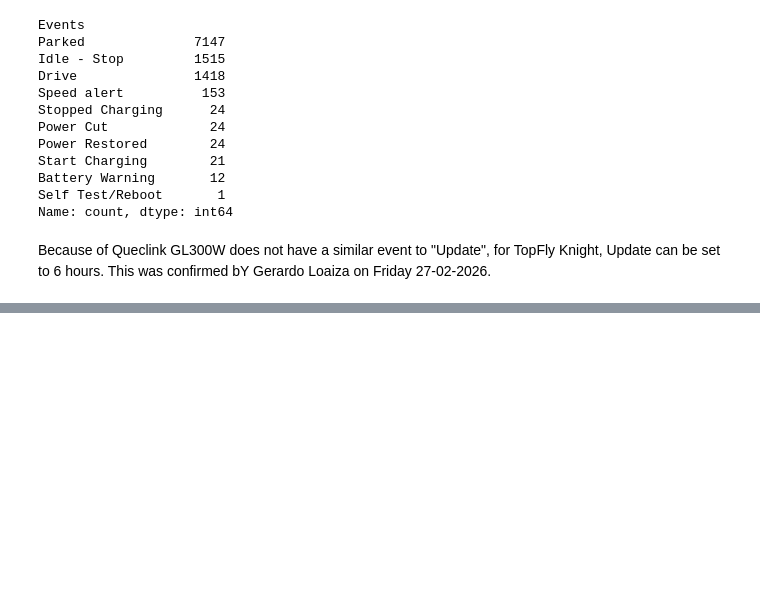
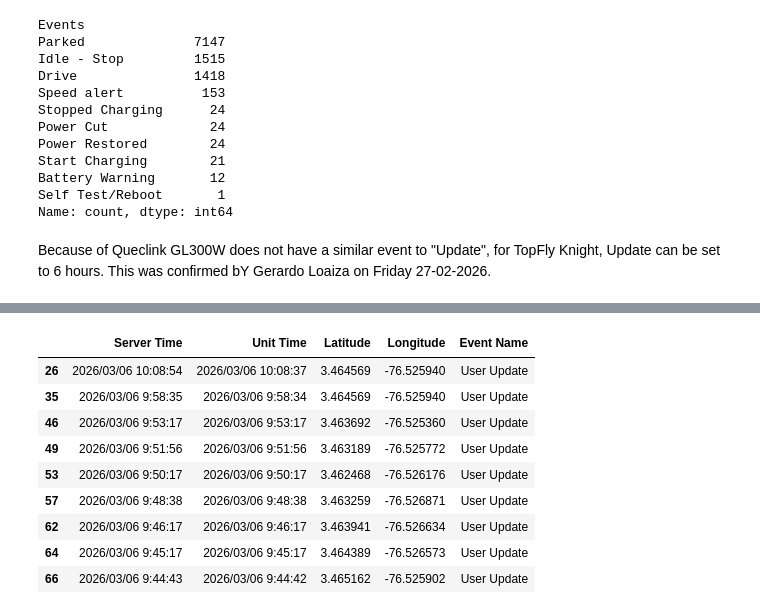
Before and after one commit to jlhb1984/Zonar_projects, a Jupyter notebook: notebooks/topfly_knight.ipynb, the cells around one changed output, grey strips where cells are left out. Saved outputs shown, nothing was run; the diff lists cells and outputs as text; code cells hidden in the pictures; blank space fills up the shorter version.

```diff
--- a/notebooks/topfly_knight.ipynb
+++ b/notebooks/topfly_knight.ipynb
@@ -183,0 +221,3 @@ Because of Queclink GL300W does not have a similar event to "Update", for TopFly
+# %%
+raw_data_869487062724710=pd.read_csv(r'C:\Users\Jose.Hurtado\Documents\projects\data\zonar\rawdata_869487062724710.csv',sep=',')
+raw_data_869487062724710['Event Name'].value_counts()
@@ -183,0 +254,14 @@ Because of Queclink GL300W does not have a similar event to "Update", for TopFly
+# %%
+raw_data_869487062724710_user_update=raw_data_869487062724710[raw_data_869487062724710['Event Name'].str.contains('User Update')]
+raw_data_869487062724710_user_update[['Server Time','Unit Time','Latitude','Longitude','Event Name']]
+# %% [output]
+|  | Server Time | Unit Time | Latitude | Longitude | Event Name |
+| 26 | 2026/03/06 10:08:54 | 2026/03/06 10:08:37 | 3.464569 | -76.525940 | User Update |
+| 35 | 2026/03/06 9:58:35 | 2026/03/06 9:58:34 | 3.464569 | -76.525940 | User Update |
+| 46 | 2026/03/06 9:53:17 | 2026/03/06 9:53:17 | 3.463692 | -76.525360 | User Update |
+| 49 | 2026/03/06 9:51:56 | 2026/03/06 9:51:56 | 3.463189 | -76.525772 | User Update |
+| 53 | 2026/03/06 9:50:17 | 2026/03/06 9:50:17 | 3.462468 | -76.526176 | User Update |
+| 57 | 2026/03/06 9:48:38 | 2026/03/06 9:48:38 | 3.463259 | -76.526871 | User Update |
+| 62 | 2026/03/06 9:46:17 | 2026/03/06 9:46:17 | 3.463941 | -76.526634 | User Update |
+| 64 | 2026/03/06 9:45:17 | 2026/03/06 9:45:17 | 3.464389 | -76.526573 | User Update |
+| 66 | 2026/03/06 9:44:43 | 2026/03/06 9:44:42 | 3.465162 | -76.525902 | User Update |
```
Also changed, not shown: parts of 36 cells of this notebook, 20 other files.
